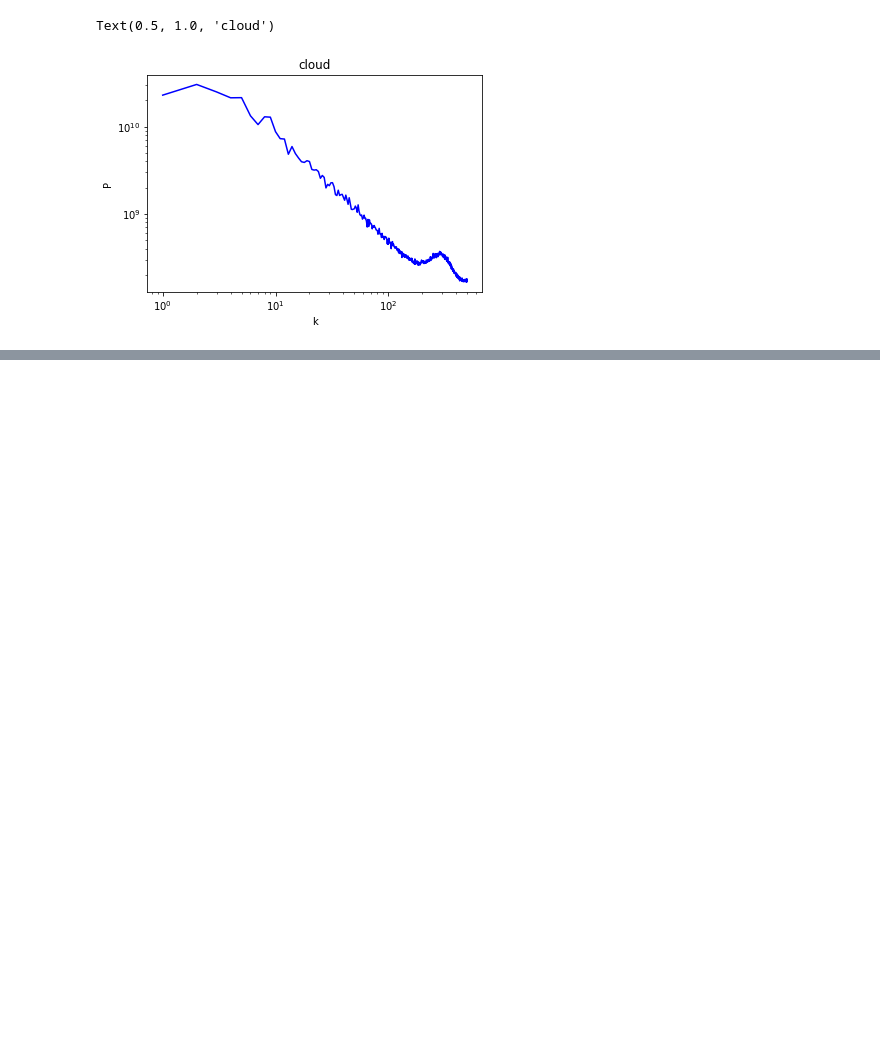
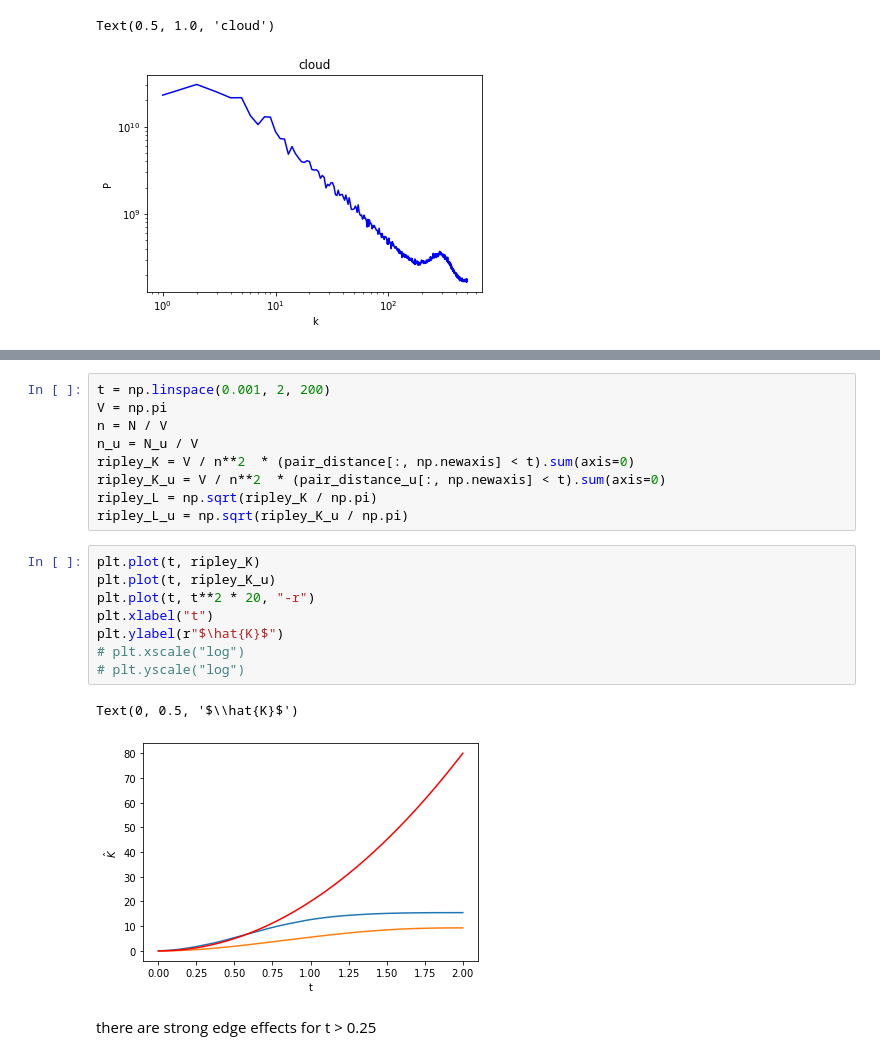
Before and after one commit to AlexandreAdam/PHY6669, a Jupyter notebook: homework1/notebooks/cell_count_method.ipynb, the cells around one changed output, grey strips where cells are left out. Drawn from its saved outputs; the diff is of its cells as text; blank space fills up the shorter version.

```diff
--- a/homework1/notebooks/cell_count_method.ipynb
+++ b/homework1/notebooks/cell_count_method.ipynb
@@ -171,0 +299,22 @@ Text(0.5, 1.0, 'cloud')
+# %%
+t = np.linspace(0.001, 2, 200)
+V = np.pi
+n = N / V
+n_u = N_u / V
+ripley_K = V / n**2  * (pair_distance[:, np.newaxis] < t).sum(axis=0)
+ripley_K_u = V / n**2  * (pair_distance_u[:, np.newaxis] < t).sum(axis=0)
+ripley_L = np.sqrt(ripley_K / np.pi)
+ripley_L_u = np.sqrt(ripley_K_u / np.pi)
+# %%
+plt.plot(t, ripley_K)
+plt.plot(t, ripley_K_u)
+plt.plot(t, t**2 * 20, "-r")
+plt.xlabel("t")
+plt.ylabel(r"$\hat{K}$")
+# plt.xscale("log")
+# plt.yscale("log")
+# %% [output]
+Text(0, 0.5, '$\\hat{K}$')
+[figure, added]
+# %% [markdown]
+there are strong edge effects for t > 0.25
```
Also changed, not shown: parts of 14 cells of this notebook, 20 other files.
